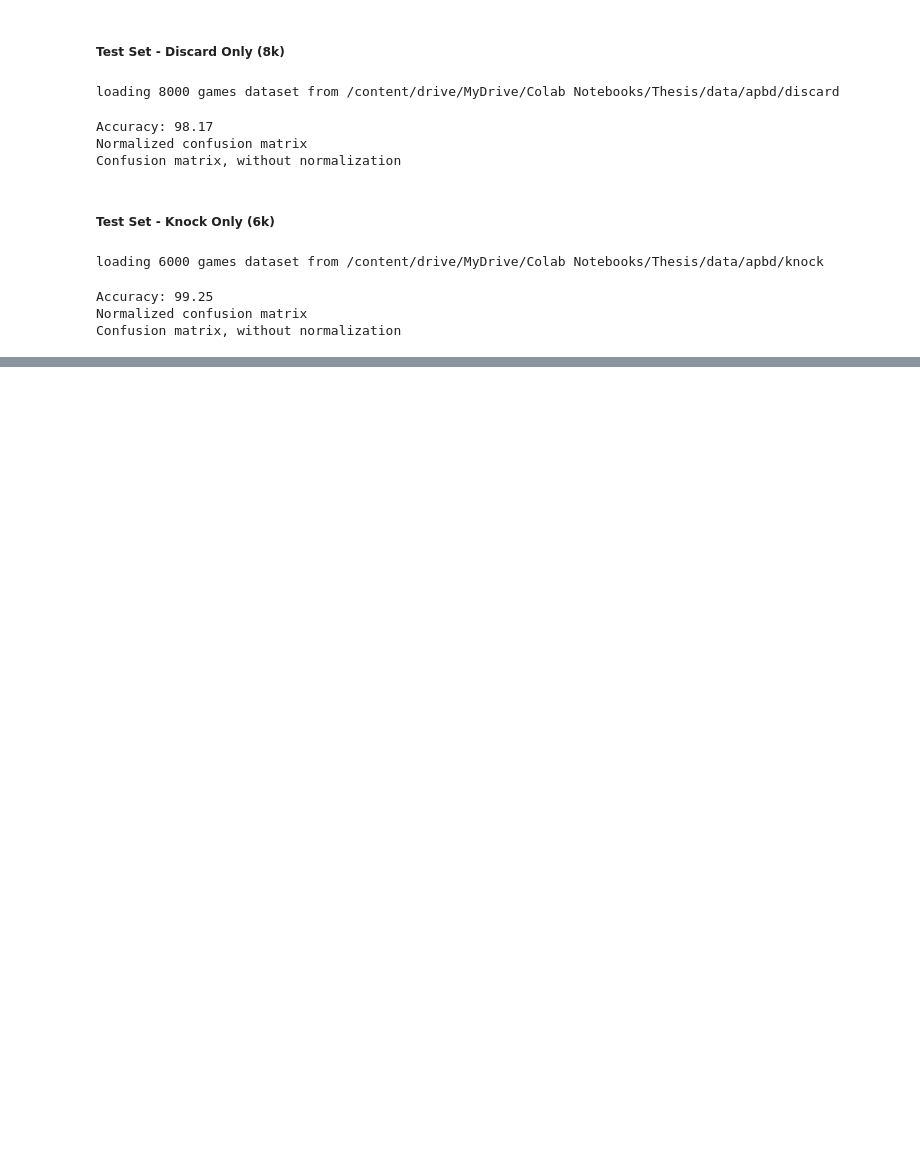
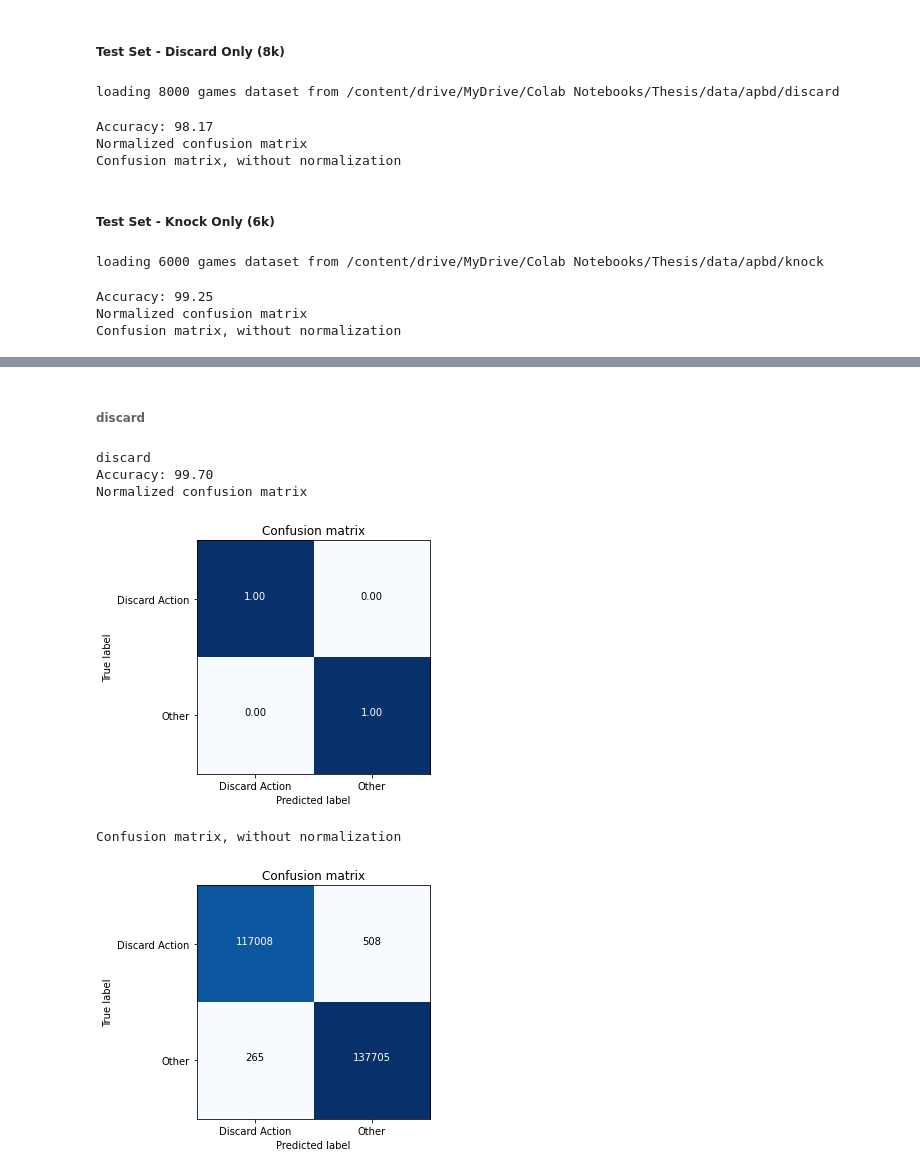
Before and after one commit to tancalv2/PretrainGinRummy, a Jupyter notebook: train/all.ipynb, the cells around one changed output, grey strips where cells are left out. Cells and saved outputs as stored; diff of their text form; code cells hidden in the pictures; blank space fills up the shorter version.

```diff
--- a/train/all.ipynb
+++ b/train/all.ipynb
@@ -1721,0 +1927,11 @@ Confusion matrix, without normalization
+# %% [markdown]
+###### discard
+# %%
+plot_cm(plot_pth, classes, model, test_loader, device, numGames=currGames, class_group='discard')
+# %% [output]
+discard
+Accuracy: 99.70
+Normalized confusion matrix
+[figure, added]
+Confusion matrix, without normalization
+[figure, added]
```
Also changed, not shown: parts of 36 cells of this notebook, 26 other files.
